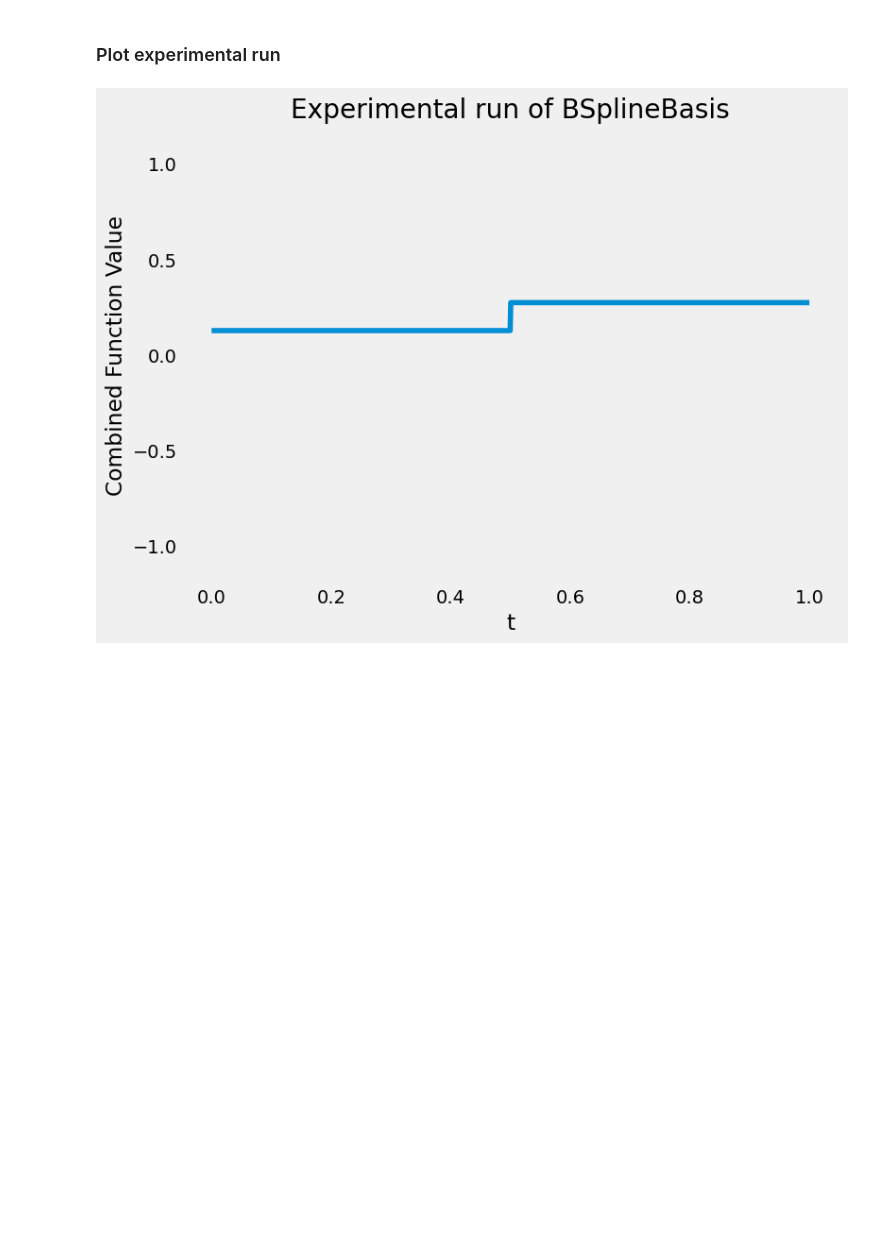
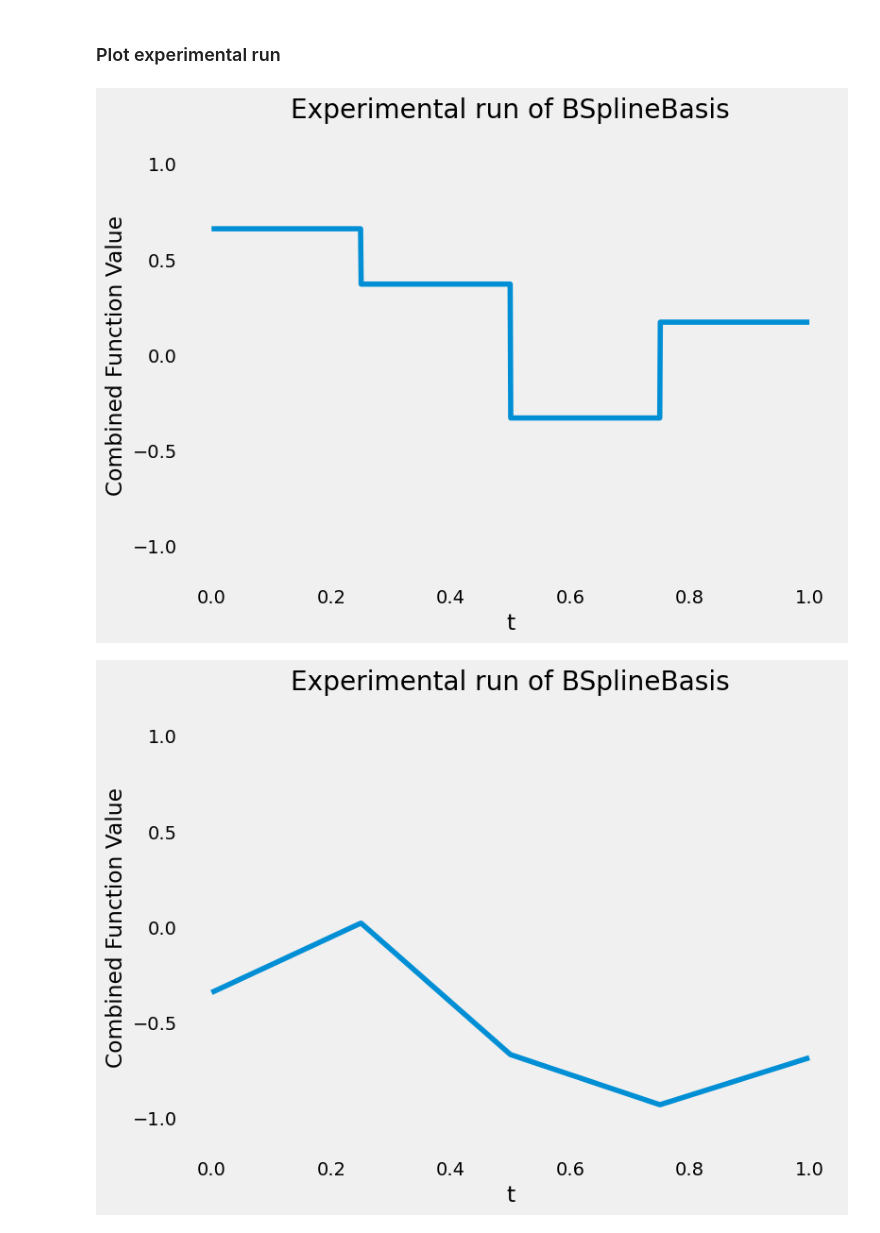
Before and after one commit to TedOiler/nbdo_paper, a Jupyter notebook: playground/J/check_J.ipynb, the cells around one changed output. Saved outputs shown, nothing was run; the diff lists cells and outputs as text; code cells hidden in the pictures; blank space fills up the shorter version.

```diff
--- a/playground/J/check_J.ipynb
+++ b/playground/J/check_J.ipynb
@@ -51 +33,7 @@ print(J)
+# %%
+degree_poly = 2
+poly_1 = PolynomialBasis(degree_poly)
+
+degree_poly = 3
+poly_2 = PolynomialBasis(degree_poly)
 # %% [markdown]
@@ -69,0 +41,3 @@ print(J)
+# %%
+num_basis_fourier = 3
+fourier_3 = FourierBasis(num_basis_fourier)
@@ -69,0 +46,4 @@ print(J)
+# %%
+bases = [bspline_0, bspline_1, bspline_3,
+         poly_1, poly_2,
+         fourier_3]
@@ -87,0 +89,3 @@ fourier_5.plot_basis_functions(t_values)
+# %%
+for basis in bases:
+    basis.plot_basis_functions(t_values)
@@ -88,7 +99,9 @@ fourier_5.plot_basis_functions(t_values)
 # %% [markdown]
 ### Plot experimental run
 # %%
-coefficients = np.random.uniform(-1, 1, bspline_0_2.num_basis_functions)
-bspline_0_2.plot_experimental_run(t_values, coefficients)
+for basis in bases[0:3]:
+    coefficients = np.random.uniform(-1, 1, basis.num_basis_functions)
+    basis.plot_experimental_run(t_values, coefficients)
 # %% [output]
-[figure, old version]
+[figure, new version]
+[figure, added]
```
Also changed, not shown: parts of 23 cells of this notebook, 5 other files.
